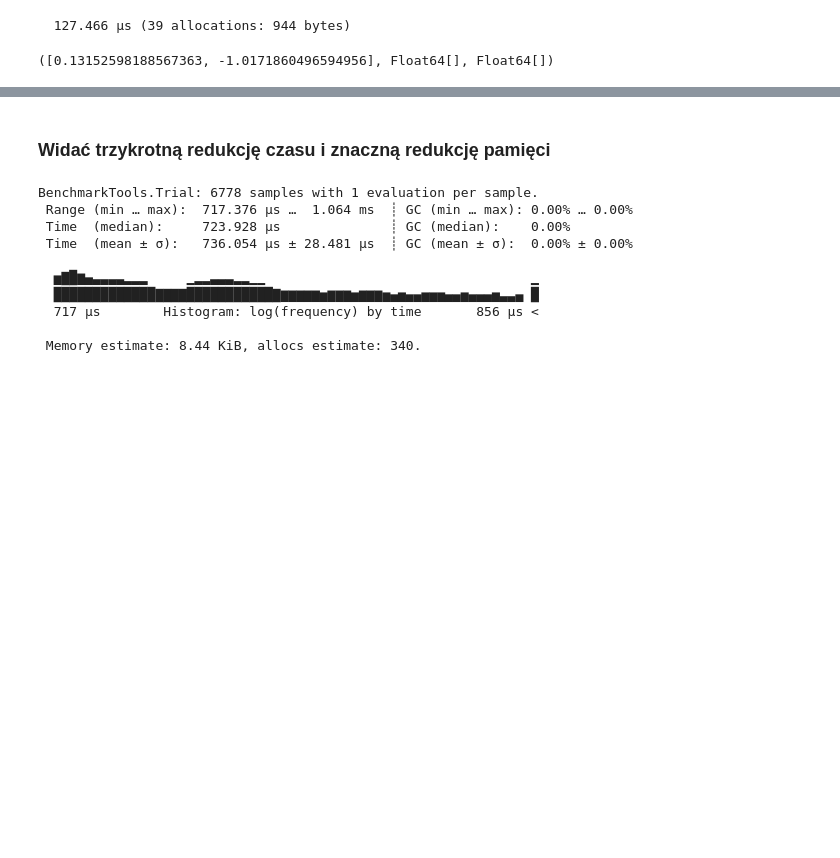
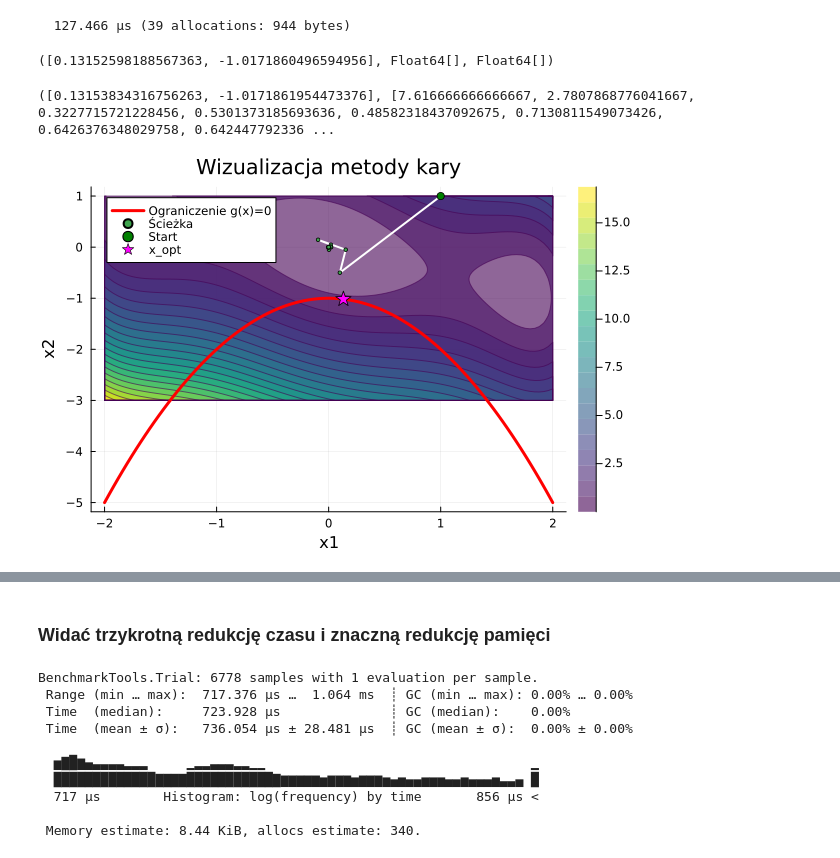
Before and after one commit to KlimaJaroslaw/MetodyOptymalizacji, a Jupyter notebook: zad2/zad2.ipynb, the cells around one changed output, grey strips where cells are left out. Saved outputs shown, nothing was run; the diff lists cells and outputs as text; code cells hidden in the pictures; blank space fills up the shorter version.

Commit message:
Add visualization

```diff
--- a/zad2/zad2.ipynb
+++ b/zad2/zad2.ipynb
@@ -779,3 +779,47 @@ cfg = ForwardDiff.GradientConfig(three_hump_camel, zeros(2))
 # %% [output]
   127.466 μs (39 allocations: 944 bytes)
 ([0.13152598188567363, -1.0171860496594956], Float64[], Float64[])
+# %%
+x_start = [1.0, 1.0]
+b_val = 1.0
+mu_start = 1.0
+rho_val = 2.0
+
+
+x_opt, f_hist, mu_hist = penalty_cg_method_opt(
+    three_hump_camel,
+    grad_three_hump_camel_opt!,
+    constraint,
+    constraint_grad_opt!,
+    x_start,
+    cfg;
+    b=b_val,
+    mu0=mu_start,
+    rho=rho_val,
+    outer_iter=15,
+    store_history=true
+)
+# %% [output]
+([0.13153834316756263, -1.0171861954473376], [7.616666666666667, 2.7807868776041667, 0.3227715721228456, 0.5301373185693636, 0.48582318437092675, 0.7130811549073426, 0.6426376348029758, 0.642447792336 ...
+# %%
+x1_rng = range(-2.0, 2.0, length=100)
+x2_rng = range(-3.0, 1.0, length=100)
+z = [three_hump_camel([x1, x2]) for x1 in x1_rng, x2 in x2_rng]
+
+p = contour(x1_rng, x2_rng, z', levels=20, fill=true, c=:viridis, alpha=0.6,
+            title="Wizualizacja metody kary", xlabel="x1", ylabel="x2")
+
+
+constraint_line_x2 = [-x1^2 - 1.0 for x1 in x1_rng]
+plot!(p, x1_rng, constraint_line_x2, color=:red, lw=3, label="Ograniczenie g(x)=0")
+
+path_x = [pt[1] for pt in x_hist]
+path_y = [pt[2] for pt in x_hist]
+plot!(p, path_x, path_y, lw=2, lc=:white, marker=:circle, ms=2, label="Ścieżka")
+
+scatter!(p, [x_start[1]], [x_start[2]], color=:green, label="Start")
+scatter!(p, [x_opt[1]], [x_opt[2]], color=:magenta, markershape=:star, ms=8, label="x_opt")
+
+display(p)
+# %% [output]
+[figure, added]
```
Also changed, not shown: parts of 1 cell of this notebook.
